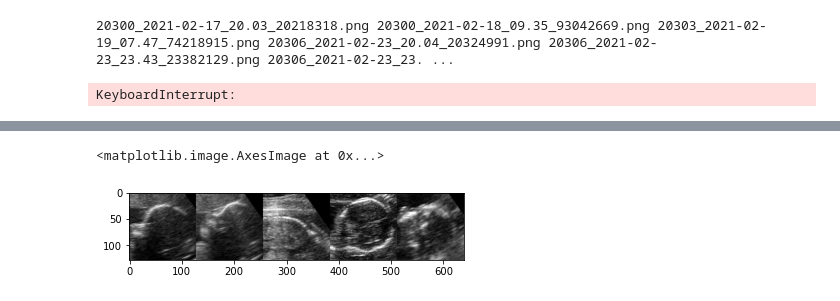
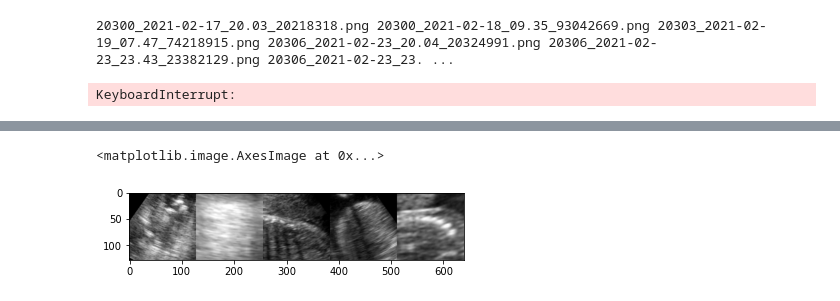
Before and after one commit to ZnFarha/Project3-1, a Jupyter notebook: src/HOG/Test2.ipynb, the cells around one changed output, grey strips where cells are left out. Cells and saved outputs as stored; diff of their text form; code cells hidden in the pictures.

```diff
--- a/src/HOG/Test2.ipynb
+++ b/src/HOG/Test2.ipynb
@@ -130,30 +130,35 @@ import ast
 
 results1 = results.rename(columns={'highest': 'type'}).drop(columns=['hog', 'window'])
 results1 = pd.merge(df, results1, on=['name', 'type'], how='outer')
+
+results1 = results1.drop(columns=['full_width', 'full_height', 'head', 'spine', 'leg', 'hand', 'arm' , 'foot'])
 # %%
 from Classify import iou_value
+
+def iou(row):
+    if row.isnull().values.any():
+        return 0
+    c, c1 = row[['from_x','from_y']], row[['x','y']]
+    boxA = [c[0], c[1], c[0]+row['width'], c[1]+row['height']]
+    boxB = [c1[0], c1[1], c1[0]+row['window_size'][0], c1[1]+row['window_size'][1]]
+    return iou_value(boxA, boxB, boxes=True)
+
+
 def t(df):
-    def iou(row):
-        c, c1 = row[['from_x','from_y']], row[['x','y']]
-        boxA = [c[0], c[1], c[0]+row['width'], c[1]+row['height']]
-        boxB = [c1[0], c1[1], c1[0]+row['window_size'][0], c1[1]+row['window_size'][1]]
-        return iou_value(boxA, boxB, boxes=True)
 
-    r = df.dropna()
-    true_positive = 0
-    if len(r)!=0:
-        r.loc[:,'iou'] = r.apply(iou, axis=1)
-        true_positive = len(r[r['iou']>0.5])
+    true_positive = len(df[df['iou']>0.5])
     false_negative = df['x'].isna().sum()
     false_positive = df['from_x'].isna().sum()
     print('{} tp {} fp {} fn'.format(true_positive, false_positive, false_negative))
 
+results1.loc[:,'iou'] = results1.apply(iou, axis=1)
 t(results1)
 t(results1[results1['type']=='head'])
 t(results1[results1['type']=='spine'])
 t(results1[results1['type']=='arm'])
 t(results1[results1['type']=='hand'])
 t(results1[results1['type']=='leg'])
+results1
 # %% [output]
 75 tp 52 fp 319 fn
 75 tp 4 fp 243 fn
@@ -196,32 +197,32 @@ def extract_subsection1(row):
         if diff<0:
             subsect = np.pad(subsect, ((0, abs(diff)),(0,0)),constant_values=0)
         else:
             subsect = np.pad(subsect, ((0, 0),(0, abs(diff))),constant_values=0)
     subsect = cv2.resize(subsect, (128, 128))
     return subsect
 
 def extract_subsection(row):
     img = cv2.imread(resources_path+image_folder+'/'+row['name'], 0)
 
     if img is None:
         return np.nan
     subsect = img[int(row['x']):int(row['x']+row['window_size'][0]), int(row['y']):int(row['y']+row['window_size'][0])]
     # In case the crop was near an edge, creating the square could make it go outside image
     if subsect.shape[0] != subsect.shape[1]:
         diff = subsect.shape[0] - subsect.shape[1]
         if diff<0:
             subsect = np.pad(subsect, ((0, abs(diff)),(0,0)),constant_values=0)
         else:
             subsect = np.pad(subsect, ((0, 0),(0, abs(diff))),constant_values=0)
     subsect = cv2.resize(subsect, (128, 128))
     return subsect
 
 t = results1.copy(deep=True)#[results1['window_size']==(64, 64)]
 t = t.dropna(subset=['x'])
 t['subsection'] = t.apply(extract_subsection, axis=1)
-
+t = t.dropna().sort_values(by='iou')
 
 plt.imshow(np.concatenate(t['subsection'].head(5).values, axis=1), cmap = 'gray')
 # %% [output]
 <matplotlib.image.AxesImage at 0x...>
-[figure, old version]
+[figure, new version]
```
Also changed, not shown: parts of 2 cells of this notebook.
